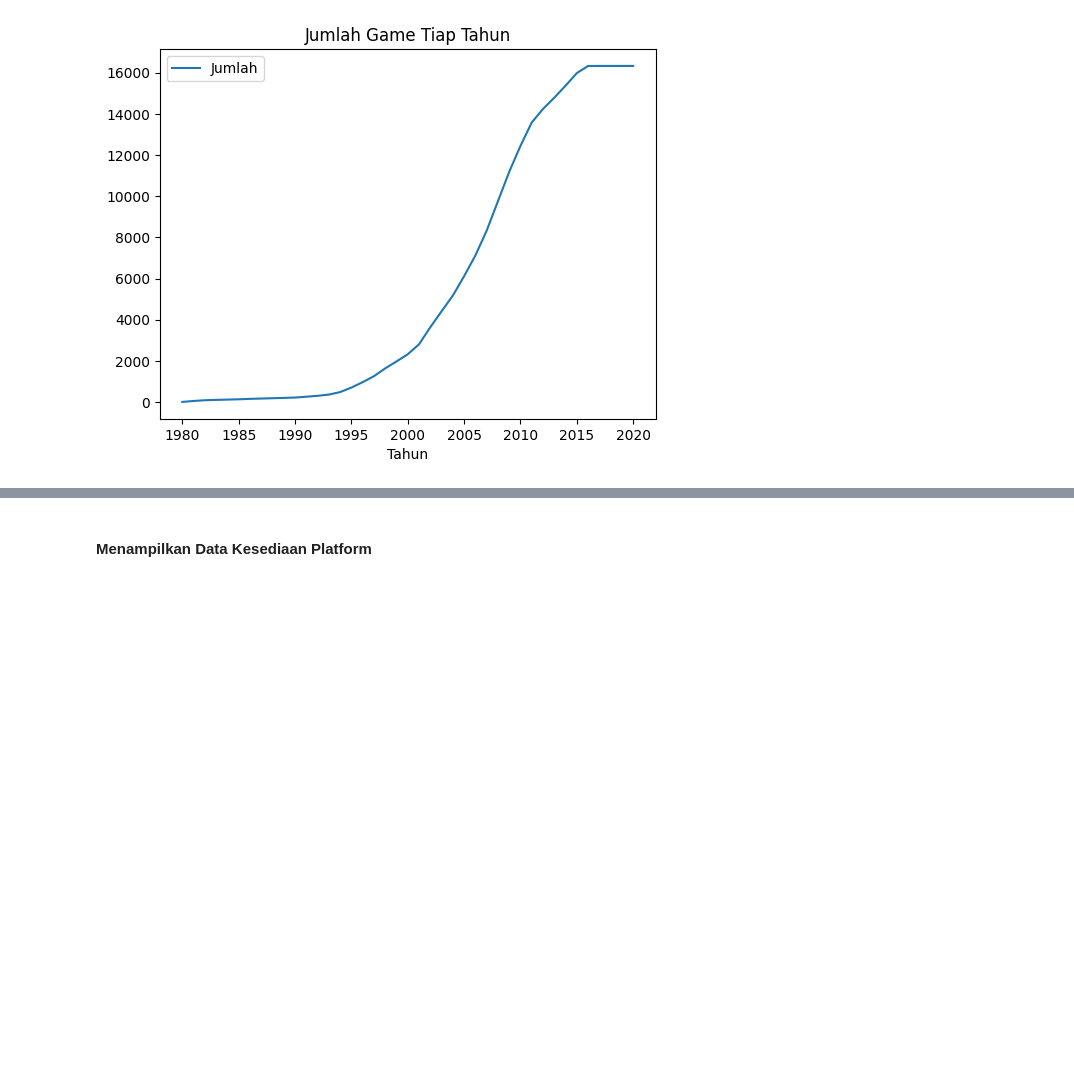
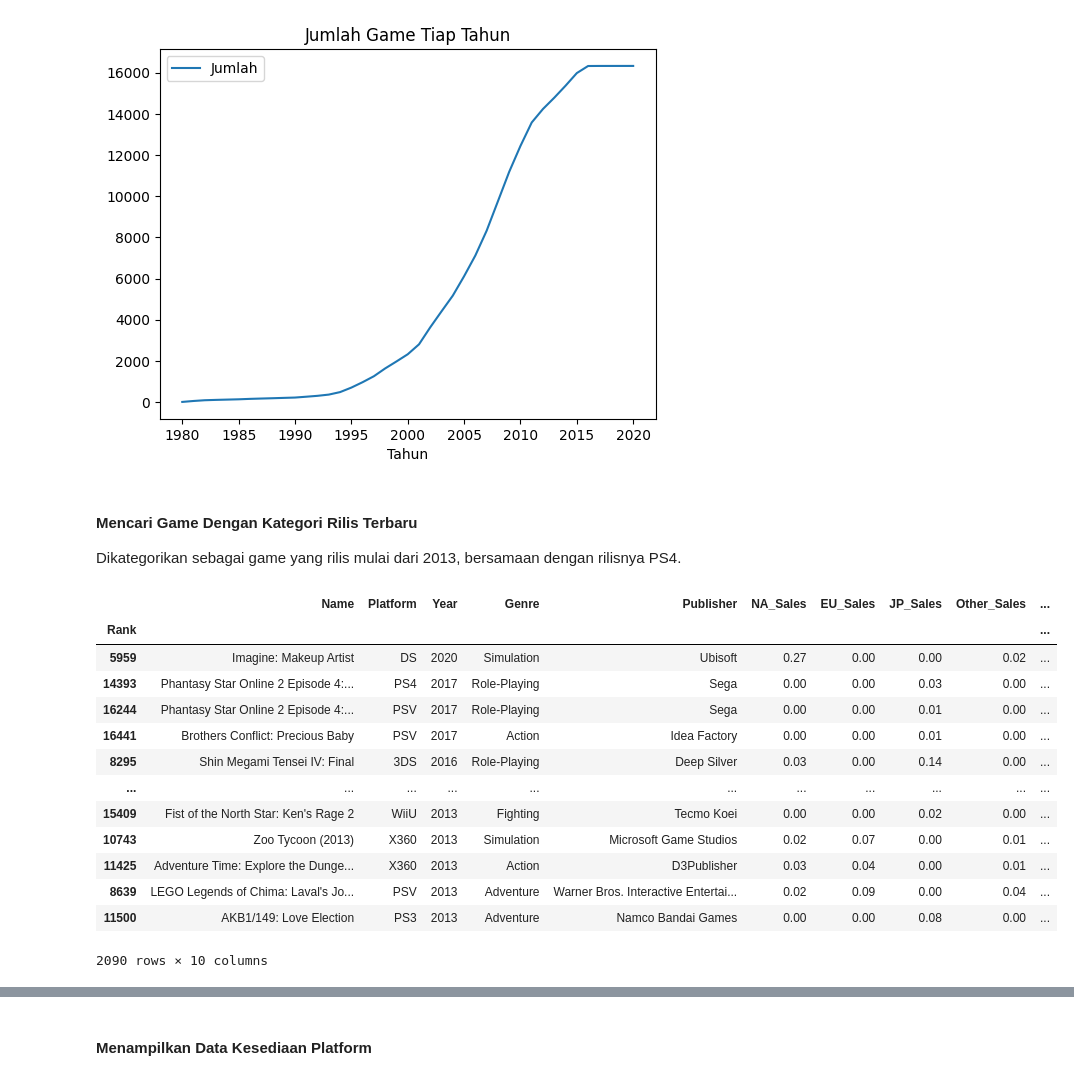
Before and after one commit to Astha47/Tugas-Besar-Analisis-Data-Kelompok-8, a Jupyter notebook: Main.ipynb, the cells around one changed output, grey strips where cells are left out. Drawn from its saved outputs; the diff is of its cells as text; code cells hidden in the pictures; blank space fills up the shorter version.

```diff
--- a/Main.ipynb
+++ b/Main.ipynb
@@ -599,3 +625,24 @@ JumlahTiapTahun.plot(kind="line",x="Tahun",y="Jumlah",title="Jumlah Game Tiap Ta
 <AxesSubplot: title={'center': 'Jumlah Game Tiap Tahun'}, xlabel='Tahun'>
 [figure]
 [figure]
+# %% [markdown]
+#### Mencari Game Dengan Kategori Rilis Terbaru
+Dikategorikan sebagai game yang rilis mulai dari 2013, bersamaan dengan rilisnya PS4.
+# %%
+SortedPublishYear = data.sort_values('Year', ascending= False)
+SortedPublishYear.loc[SortedPublishYear['Year']>=2013]
+# %% [output]
+|  | Name | Platform | Year | Genre | Publisher | NA_Sales | EU_Sales | JP_Sales | Other_Sales | ... |
+| Rank |  |  |  |  |  |  |  |  |  | ... |
+| 5959 | Imagine: Makeup Artist | DS | 2020 | Simulation | Ubisoft | 0.27 | 0.00 | 0.00 | 0.02 | ... |
+| 14393 | Phantasy Star Online 2 Episode 4:... | PS4 | 2017 | Role-Playing | Sega | 0.00 | 0.00 | 0.03 | 0.00 | ... |
+| 16244 | Phantasy Star Online 2 Episode 4:... | PSV | 2017 | Role-Playing | Sega | 0.00 | 0.00 | 0.01 | 0.00 | ... |
+| 16441 | Brothers Conflict: Precious Baby | PSV | 2017 | Action | Idea Factory | 0.00 | 0.00 | 0.01 | 0.00 | ... |
+| 8295 | Shin Megami Tensei IV: Final | 3DS | 2016 | Role-Playing | Deep Silver | 0.03 | 0.00 | 0.14 | 0.00 | ... |
+| ... | ... | ... | ... | ... | ... | ... | ... | ... | ... | ... |
+| 15409 | Fist of the North Star: Ken's Rage 2 | WiiU | 2013 | Fighting | Tecmo Koei | 0.00 | 0.00 | 0.02 | 0.00 | ... |
+| 10743 | Zoo Tycoon (2013) | X360 | 2013 | Simulation | Microsoft Game Studios | 0.02 | 0.07 | 0.00 | 0.01 | ... |
+| 11425 | Adventure Time: Explore the Dunge... | X360 | 2013 | Action | D3Publisher | 0.03 | 0.04 | 0.00 | 0.01 | ... |
+| 8639 | LEGO Legends of Chima: Laval's Jo... | PSV | 2013 | Adventure | Warner Bros. Interactive Entertai... | 0.02 | 0.09 | 0.00 | 0.04 | ... |
+| 11500 | AKB1/149: Love Election | PS3 | 2013 | Adventure | Namco Bandai Games | 0.00 | 0.00 | 0.08 | 0.00 | ... |
+2090 rows × 10 columns
```
Also changed, not shown: parts of 16 cells of this notebook.
